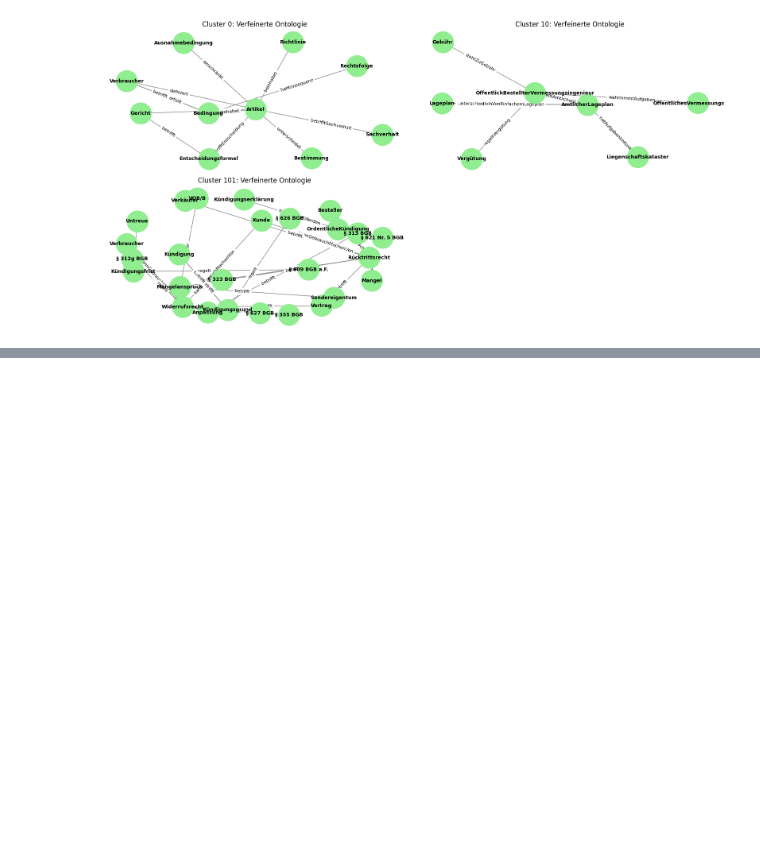
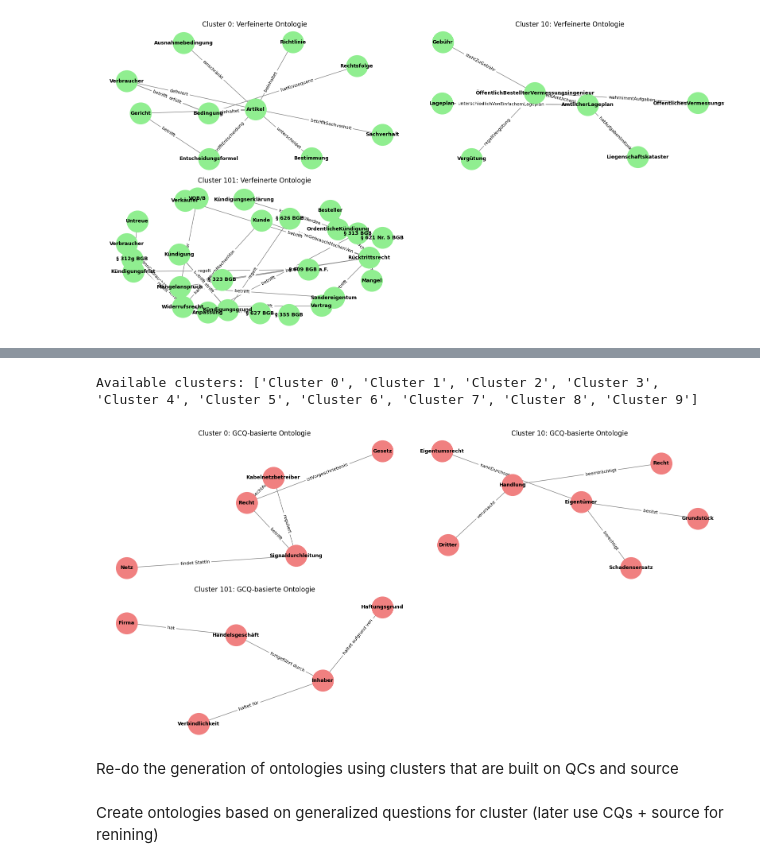
Before and after one commit to fabianstrue/CapstoneDATEV25, a Jupyter notebook: generate_ontologies_topdown_lj.ipynb, the cells around one changed output, grey strips where cells are left out. Drawn from its saved outputs; the diff is of its cells as text; code cells hidden in the pictures; blank space fills up the shorter version.

```diff
--- a/generate_ontologies_topdown_lj.ipynb
+++ b/generate_ontologies_topdown_lj.ipynb
@@ -1535,0 +1430,14 @@ plt.show()
+# %%
+# Load generalized CQs ===
+with open("generalized_questions_SE.json", "r", encoding="utf-8") as f:
+    generalized_questions = json.load(f)
+
+generalized_questions = {k: v for k, v in generalized_questions.items() if k != "Cluster -1"}
+
+# === Load previous GCQ-based ontologies ===
+with open("ontology_output/gcq_ontology_topdown.json", "r", encoding="utf-8") as f:
+    gcq_ontologies = json.load(f)
+
+# === Load detailed CQs with noise handled ===
+with open("competency_questions_output/clustered_CQs_with_promoted_and_reviewed_noise.json", "r", encoding="utf-8") as f:
+    detailed_clusters = json.load(f)
@@ -1535,0 +1567,60 @@ plt.show()
+# %%
+print("Available clusters:", list(ontology_data.keys())[:10])
+# %% [output]
+Available clusters: ['Cluster 0', 'Cluster 1', 'Cluster 2', 'Cluster 3', 'Cluster 4', 'Cluster 5', 'Cluster 6', 'Cluster 7', 'Cluster 8', 'Cluster 9']
+# %%
+import json
+import matplotlib.pyplot as plt
+import networkx as nx
+
+# === Load Ontologies ===
+with open("ontology_output/gcq_ontology_topdown_refined.json", "r", encoding="utf-8") as f:
+    ontology_data = json.load(f)
+
+# === Specify Desired Clusters ===
+selected_clusters = ["Cluster 0", "Cluster 10", "Cluster 101"]
+
+# === Plot Setup ===
+num_clusters = len(selected_clusters)
+cols = 2
+rows = (num_clusters + 1) // cols
+fig, axes = plt.subplots(rows, cols, figsize=(16, 4 * rows))
+axes = axes.flatten()  # To simplify indexing
+
+for i, cluster_id in enumerate(selected_clusters):
+    data = ontology_data.get(cluster_id)
+    ax = axes[i]
+
+    if not data:
+        print(f"⚠️ Cluster {cluster_id} not found in data.")
+        ax.set_title(f"{cluster_id}: Not found")
+        ax.axis("off")
+        continue
+
+    ontology = data.get("refined_ontology", {})
+    G = nx.DiGraph()
+
+    for subj, pred, obj in ontology.get("relationships", []):
+        G.add_edge(subj, obj, label=pred)
+
+    pos = nx.spring_layout(G, k=1.5, seed=42)
+
+    ax.set_title(f"{cluster_id}: GCQ-basierte Ontologie", fontsize=12)
+    nx.draw_networkx_nodes(G, pos, ax=ax, node_color="lightcoral", node_size=1500)
+    nx.draw_networkx_labels(G, pos, ax=ax, font_size=9, font_weight="bold")
+    nx.draw_networkx_edges(G, pos, ax=ax, edge_color="gray", arrows=True, arrowsize=15)
+
+    edge_labels = nx.get_edge_attributes(G, "label")
+    nx.draw_networkx_edge_labels(G, pos, edge_labels=edge_labels, font_size=8, ax=ax, label_pos=0.6)
+    ax.axis("off")
+
+# Hide unused subplots if any
+for j in range(i + 1, len(axes)):
+    axes[j].axis("off")
+
+plt.tight_layout()
+plt.show()
+# %% [output]
+[figure, added]
+# %% [markdown]
+Re-do the generation of ontologies using clusters that are built on QCs and source
@@ -1535,0 +1646,2 @@ plt.show()
+# %% [markdown]
+Create ontologies based on generalized questions for cluster (later use CQs + source for renining)
```
Also changed, not shown: parts of 34 cells of this notebook, 10 other files.
